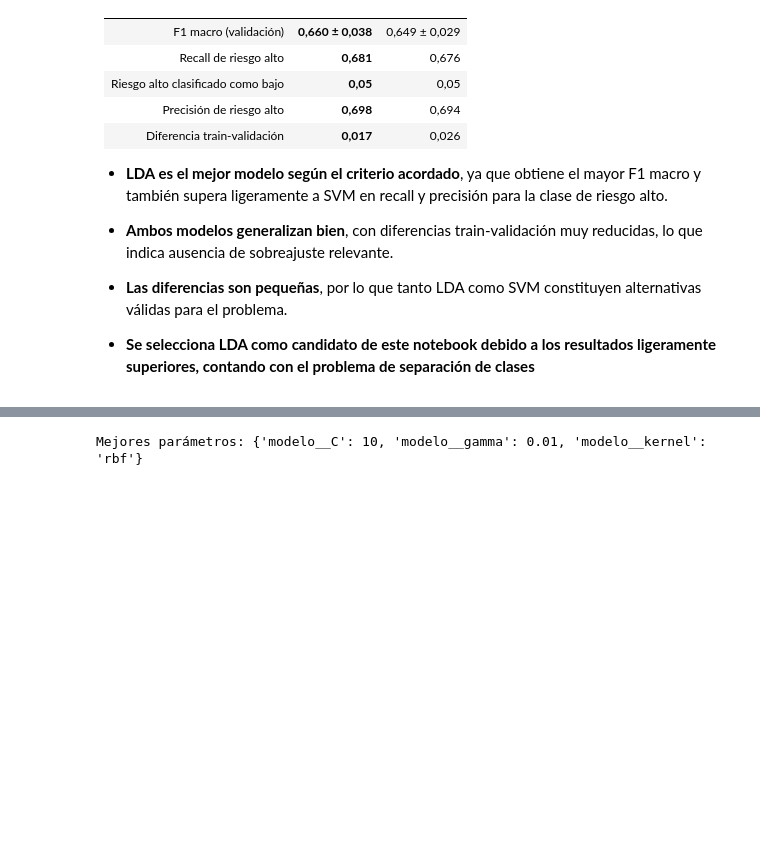
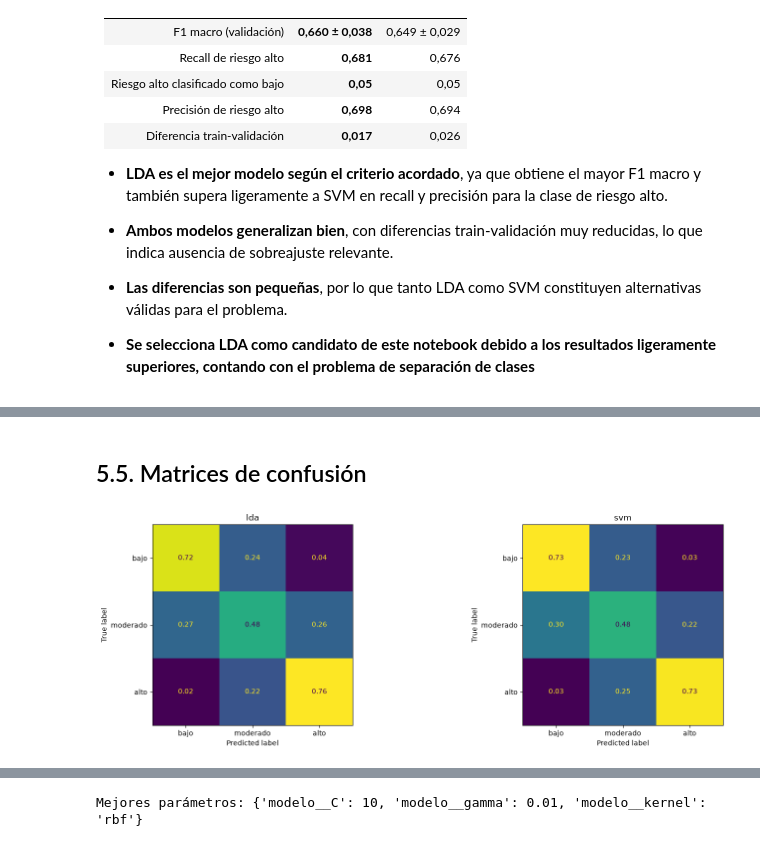
Before and after one commit to enzocastrozn/machine_learning, a Jupyter notebook: src/modelos_enzo.ipynb, the cells around one changed output, grey strips where cells are left out. Drawn from its saved outputs; the diff is of its cells as text; code cells hidden in the pictures; blank space fills up the shorter version.

```diff
--- a/src/modelos_enzo.ipynb
+++ b/src/modelos_enzo.ipynb
@@ -456,0 +605,31 @@ plt.show()
+# %% [markdown]
+## 5.5. Matrices de confusión
+# %%
+fig, axes = plt.subplots(1, 2, figsize=(16, 5))
+
+for ax, (nombre, busqueda) in zip(axes, busquedas.items()):
+
+    y_pred = cross_val_predict(
+        busqueda.best_estimator_,
+        X_train,
+        y_train,
+        cv=mod.validador,
+        n_jobs=-1
+    )
+
+    ConfusionMatrixDisplay.from_predictions(
+        y_train,
+        y_pred,
+        display_labels=["bajo", "moderado", "alto"],
+        normalize="true",
+        values_format=".2f",
+        ax=ax,
+        colorbar=False
+    )
+
+    ax.set_title(nombre)
+
+plt.tight_layout()
+plt.show()
+# %% [output]
+[figure, added]
```
Also changed, not shown: parts of 32 cells of this notebook, 3 other files.
